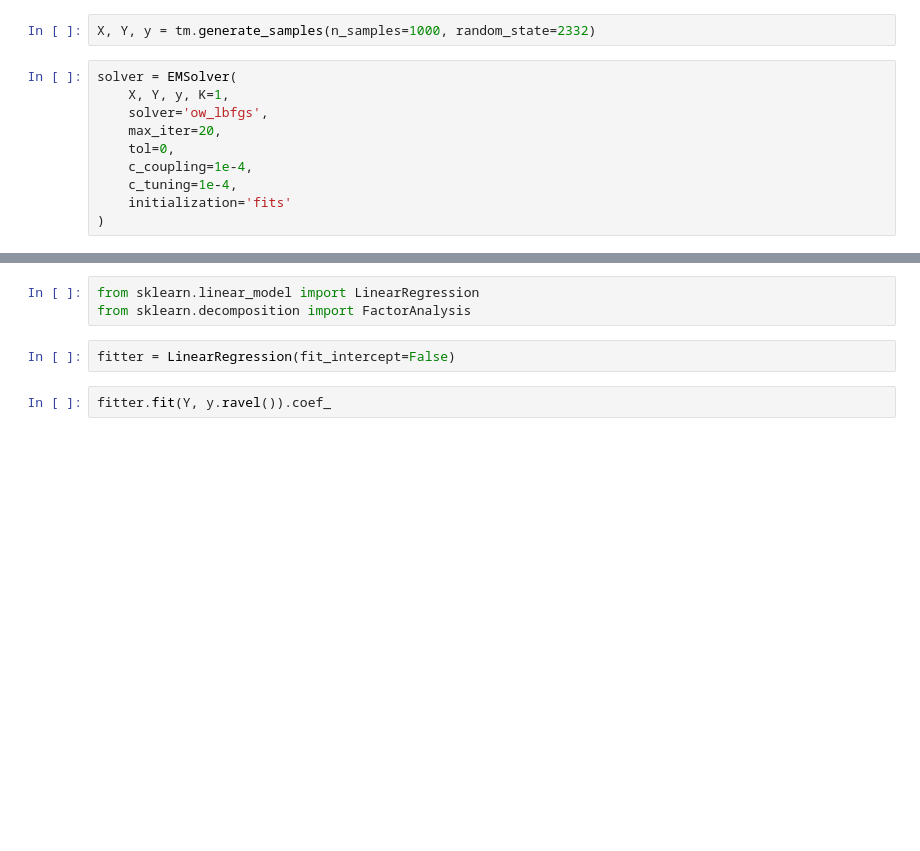
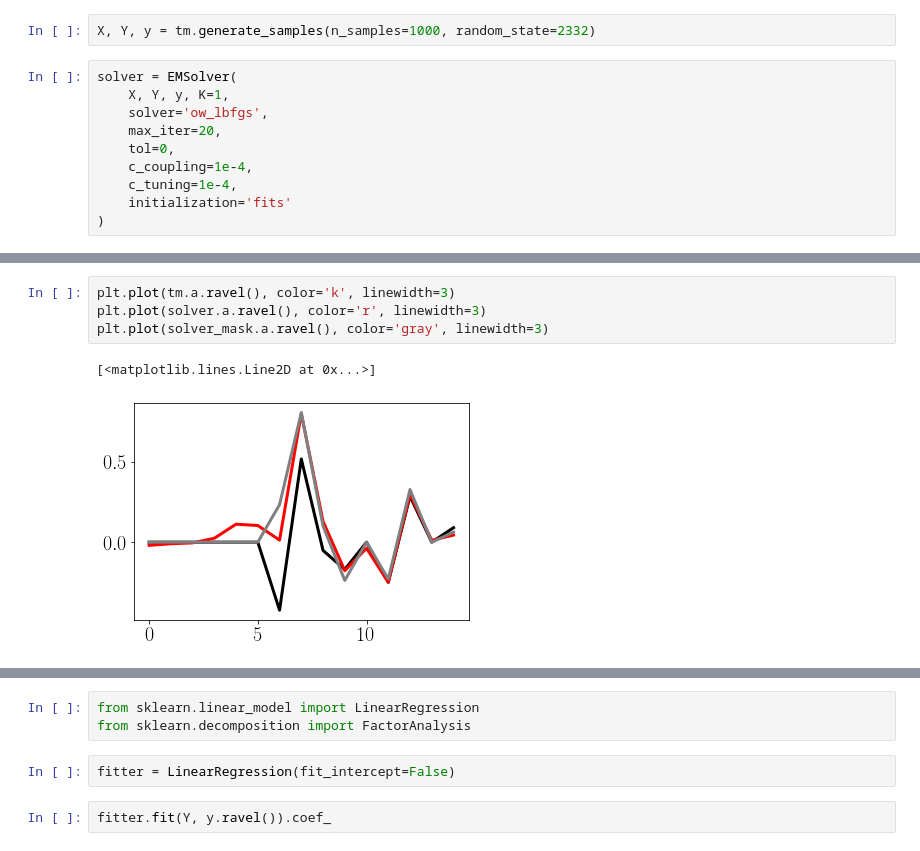
Before and after one commit to BouchardLab/neurobiases, a Jupyter notebook: notebooks/test_em_initialization.ipynb, the cells around one changed output, grey strips where cells are left out. Saved outputs shown, nothing was run; the diff lists cells and outputs as text; blank space fills up the shorter version.

```diff
--- a/notebooks/test_em_initialization.ipynb
+++ b/notebooks/test_em_initialization.ipynb
@@ -42,0 +72,7 @@ solver = EMSolver(
+# %%
+plt.plot(tm.a.ravel(), color='k', linewidth=3)
+plt.plot(solver.a.ravel(), color='r', linewidth=3)
+plt.plot(solver_mask.a.ravel(), color='gray', linewidth=3)
+# %% [output]
+[<matplotlib.lines.Line2D at 0x...>]
+[figure, added]
```
Also changed, not shown: parts of 12 cells of this notebook, 4 other files.
